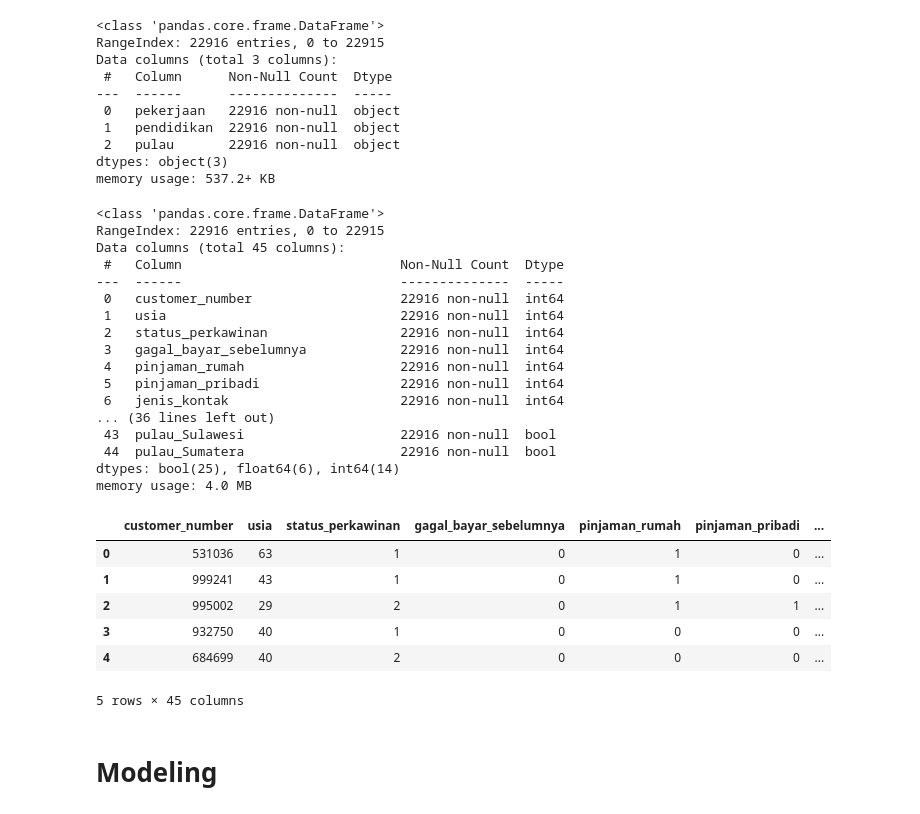
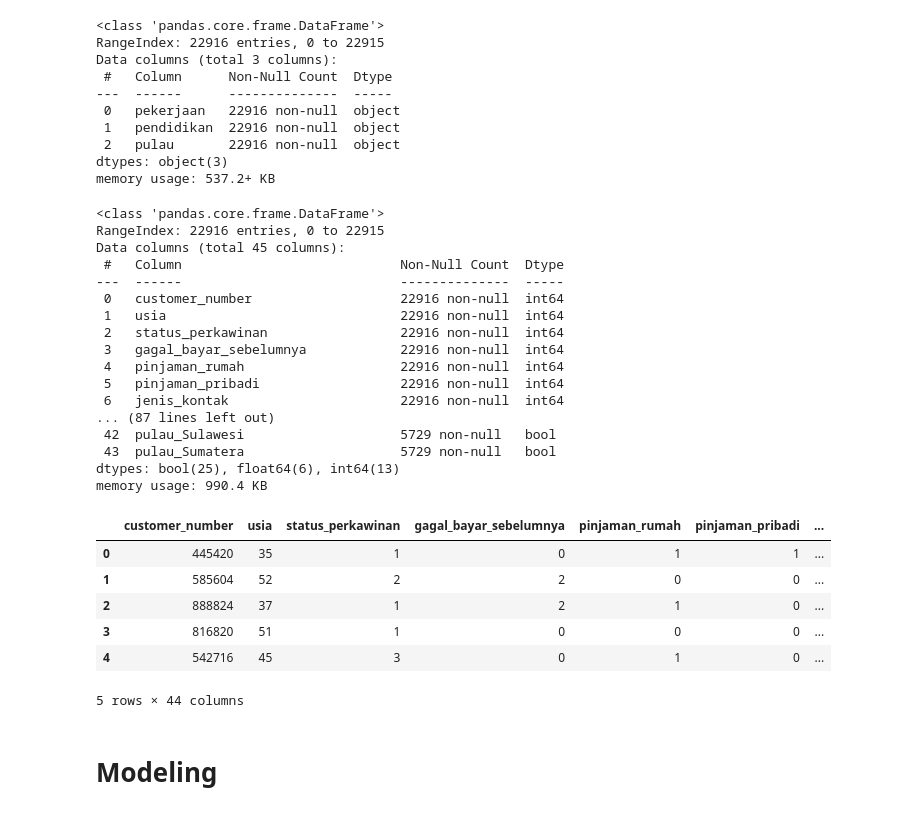
Before and after one commit to Dimassaputra5/DataQuest, a Jupyter notebook: DataQuest.ipynb, the cells around one changed output. Saved outputs shown, nothing was run; the diff lists cells and outputs as text; code cells hidden in the pictures.

```diff
--- a/DataQuest.ipynb
+++ b/DataQuest.ipynb
@@ -117,3 +110,5 @@ array([0, 1, 2])
 cc['jenis_kontak'].unique()
 cc['jenis_kontak'] = cc['jenis_kontak'].map({'cellular': 1, 'telephone': 2})
 cc['jenis_kontak'].unique()
+##########################################################
+cc_validation['jenis_kontak'] = cc_validation['jenis_kontak'].map({'cellular': 1, 'telephone': 2})
@@ -125,3 +118,7 @@ cc['bulan_kontak_terakhir'] = cc['bulan_kontak_terakhir'].map({
     'jul': 7, 'nov': 11, 'may': 5, 'aug': 8, 'oct': 10, 'apr': 4, 'jun': 6, 'sep': 9, 'mar': 3, 'dec':12
 }).astype(int)
 cc['bulan_kontak_terakhir'].unique()
+#####################################################################
+cc_validation['bulan_kontak_terakhir'] = cc_validation['bulan_kontak_terakhir'].map({
+    'jul': 7, 'nov': 11, 'may': 5, 'aug': 8, 'oct': 10, 'apr': 4, 'jun': 6, 'sep': 9, 'mar': 3, 'dec':12
+}).astype(int)
@@ -132,3 +127,6 @@ cc['hari_kontak_terakhir'].unique()
 cc['hari_kontak_terakhir'] = cc['hari_kontak_terakhir'].map({
     'fri': 5, 'thu': 4, 'wed': 3, 'tue': 2, 'mon': 7})
 cc['hari_kontak_terakhir'].unique()
+##############################################################
+cc_validation['hari_kontak_terakhir'] = cc_validation['hari_kontak_terakhir'].map({
+    'fri': 5, 'thu': 4, 'wed': 3, 'tue': 2, 'mon': 7})
@@ -139,3 +135,7 @@ cc['hasil_kampanye_sebelumnya'].unique()
 cc['hasil_kampanye_sebelumnya'] = cc['hasil_kampanye_sebelumnya'].map({
     'nonexistent': 0, 'failure': 1, 'success': 2
 })
+###################################################################
+cc_validation['hasil_kampanye_sebelumnya'] = cc_validation['hasil_kampanye_sebelumnya'].map({
+    'nonexistent': 0, 'failure': 1, 'success': 2
+})
@@ -155,32 +175,36 @@ memory usage: 537.2+ KB
 # %%
 cc = pd.get_dummies(cc, columns=['pekerjaan', 'pendidikan', 'pulau'], drop_first=True)
 cc.info()
 cc.head()
+################################################
+cc_validation = pd.get_dummies(cc_validation, columns=['pekerjaan', 'pendidikan', 'pulau'], drop_first=True)
+cc_validation.info()
+cc_validation.head()
 # %% [output]
 <class 'pandas.core.frame.DataFrame'>
 RangeIndex: 22916 entries, 0 to 22915
 Data columns (total 45 columns):
  #   Column                            Non-Null Count  Dtype
 ---  ------                            --------------  -----
  0   customer_number                   22916 non-null  int64
  1   usia                              22916 non-null  int64
  2   status_perkawinan                 22916 non-null  int64
  3   gagal_bayar_sebelumnya            22916 non-null  int64
  4   pinjaman_rumah                    22916 non-null  int64
  5   pinjaman_pribadi                  22916 non-null  int64
  6   jenis_kontak                      22916 non-null  int64
-... (36 lines left out)
- 43  pulau_Sulawesi                    22916 non-null  bool
- 44  pulau_Sumatera                    22916 non-null  bool
-dtypes: bool(25), float64(6), int64(14)
-memory usage: 4.0 MB
+... (87 lines left out)
+ 42  pulau_Sulawesi                    5729 non-null   bool
+ 43  pulau_Sumatera                    5729 non-null   bool
+dtypes: bool(25), float64(6), int64(13)
+memory usage: 990.4 KB
 |  | customer_number | usia | status_perkawinan | gagal_bayar_sebelumnya | pinjaman_rumah | pinjaman_pribadi | ... |
-| 0 | 531036 | 63 | 1 | 0 | 1 | 0 | ... |
-| 1 | 999241 | 43 | 1 | 0 | 1 | 0 | ... |
-| 2 | 995002 | 29 | 2 | 0 | 1 | 1 | ... |
-| 3 | 932750 | 40 | 1 | 0 | 0 | 0 | ... |
-| 4 | 684699 | 40 | 2 | 0 | 0 | 0 | ... |
+| 0 | 445420 | 35 | 1 | 0 | 1 | 1 | ... |
+| 1 | 585604 | 52 | 2 | 2 | 0 | 0 | ... |
+| 2 | 888824 | 37 | 1 | 2 | 1 | 0 | ... |
+| 3 | 816820 | 51 | 1 | 0 | 0 | 0 | ... |
+| 4 | 542716 | 45 | 3 | 0 | 1 | 0 | ... |
-5 rows × 45 columns
+5 rows × 44 columns
 # %% [markdown]
 # Modeling
 # %%
```
Also changed, not shown: parts of 11 cells of this notebook.
